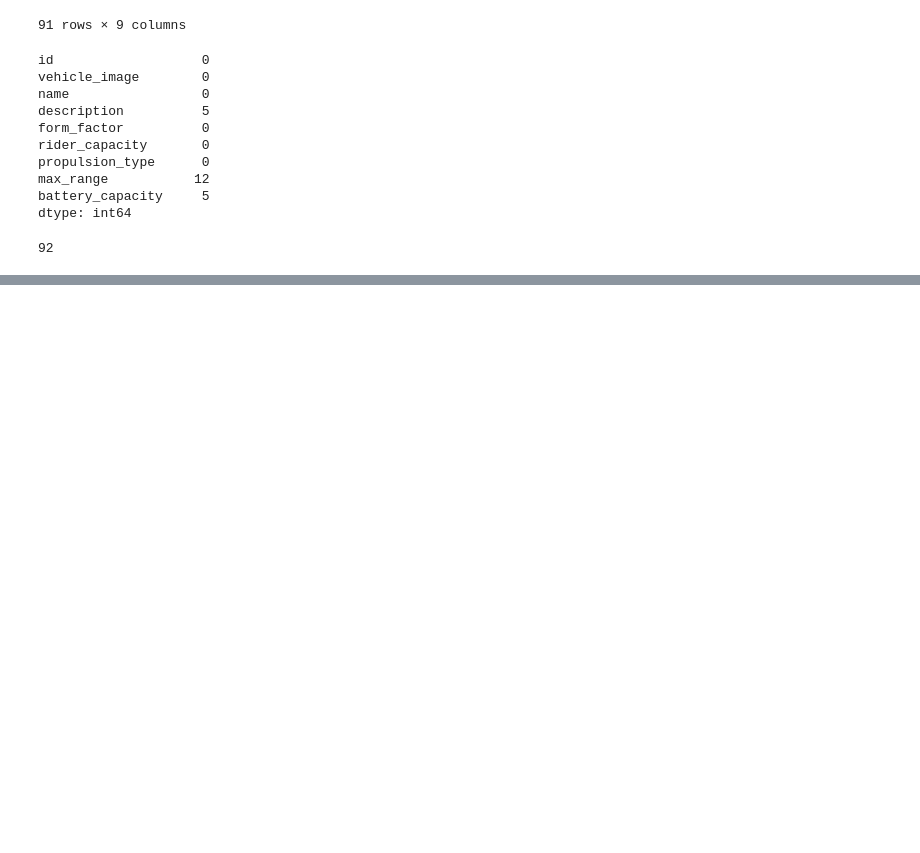
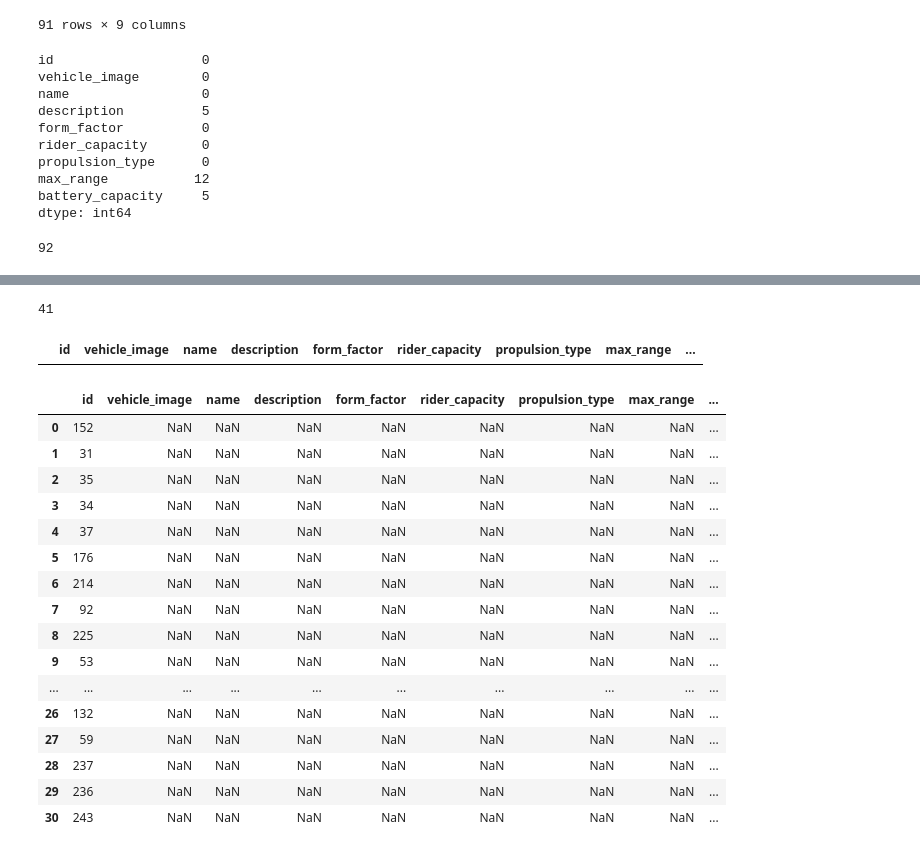
Before and after one commit to zakarya-22/FML_Challenge_IMT, a Jupyter notebook: jayesh/Scratchpad.ipynb, the cells around one changed output, grey strips where cells are left out. Saved outputs shown, nothing was run; the diff lists cells and outputs as text; code cells hidden in the pictures; blank space fills up the shorter version.

Commit message:
Update findings on bike types and bikes data

```diff
--- a/jayesh/Scratchpad.ipynb
+++ b/jayesh/Scratchpad.ipynb
@@ -109,0 +168,34 @@ len(bike_types['vehicle_image'].unique())
+# %%
+bike_types['description'].count() # Length: 51
+len(bike_types['description'].unique()) # 41 maybe these are worth combining?
+# %% [output]
+41
+# %%
+# Okay lets try to find the bikes that have battery stats in trips so that we know for sure they are electrical
+bikes_with_battery_stats = trips.query("battery_start.notnull() | battery_end.notnull()")['bike_id'].unique()
+bike_type_ids_for_this = bikes.query("id in @bikes_with_battery_stats")['bike_type_id'].unique()
+bike_types.query("propulsion_type.isnull() & id in @bike_type_ids_for_this")
+# Okay so there are no bikes that have propulsion type as null
+# and have battery stats in trips so maybe they are all human powered
+# %% [output]
+|  | id | vehicle_image | name | description | form_factor | rider_capacity | propulsion_type | max_range | ... |
+# %%
+bike_types.query("propulsion_type.isnull()")
+# %% [output]
+|  | id | vehicle_image | name | description | form_factor | rider_capacity | propulsion_type | max_range | ... |
+| 0 | 152 | NaN | NaN | NaN | NaN | NaN | NaN | NaN | ... |
+| 1 | 31 | NaN | NaN | NaN | NaN | NaN | NaN | NaN | ... |
+| 2 | 35 | NaN | NaN | NaN | NaN | NaN | NaN | NaN | ... |
+| 3 | 34 | NaN | NaN | NaN | NaN | NaN | NaN | NaN | ... |
+| 4 | 37 | NaN | NaN | NaN | NaN | NaN | NaN | NaN | ... |
+| 5 | 176 | NaN | NaN | NaN | NaN | NaN | NaN | NaN | ... |
+| 6 | 214 | NaN | NaN | NaN | NaN | NaN | NaN | NaN | ... |
+| 7 | 92 | NaN | NaN | NaN | NaN | NaN | NaN | NaN | ... |
+| 8 | 225 | NaN | NaN | NaN | NaN | NaN | NaN | NaN | ... |
+| 9 | 53 | NaN | NaN | NaN | NaN | NaN | NaN | NaN | ... |
+| ... | ... | ... | ... | ... | ... | ... | ... | ... | ... |
+| 26 | 132 | NaN | NaN | NaN | NaN | NaN | NaN | NaN | ... |
+| 27 | 59 | NaN | NaN | NaN | NaN | NaN | NaN | NaN | ... |
+| 28 | 237 | NaN | NaN | NaN | NaN | NaN | NaN | NaN | ... |
+| 29 | 236 | NaN | NaN | NaN | NaN | NaN | NaN | NaN | ... |
+| 30 | 243 | NaN | NaN | NaN | NaN | NaN | NaN | NaN | ... |
```
Also changed, not shown: parts of 12 cells of this notebook, 1 other file.
